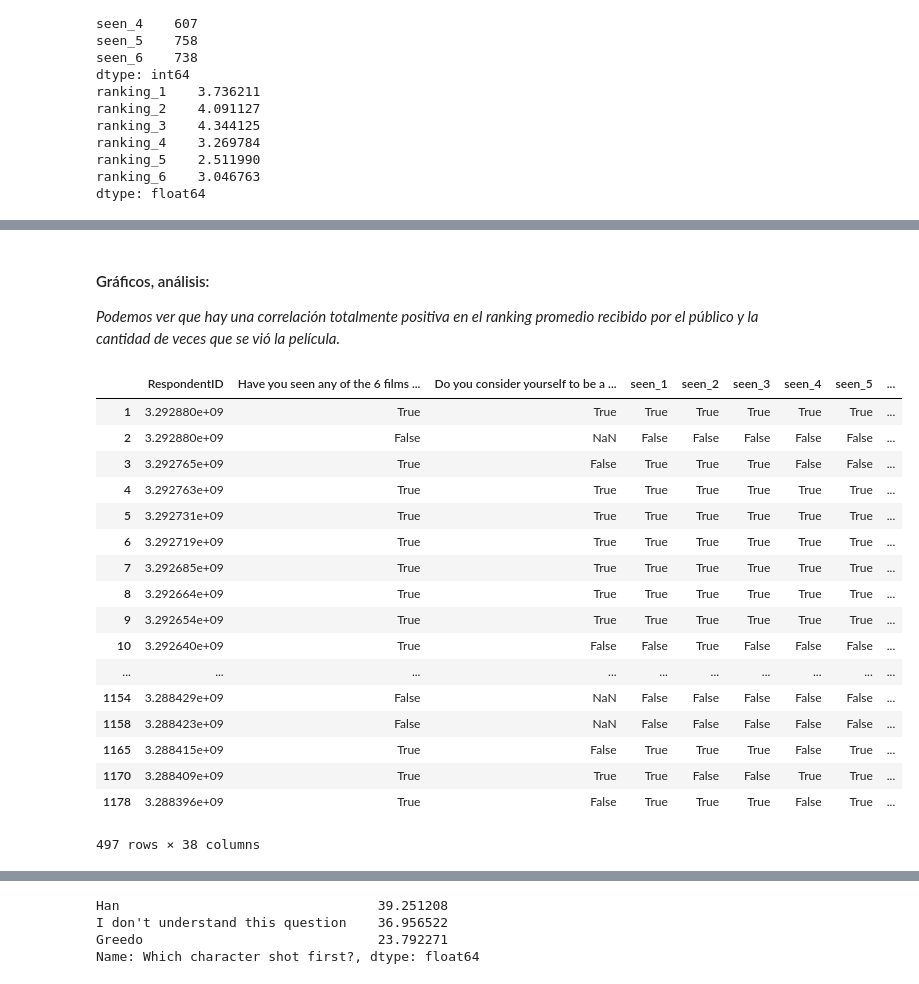
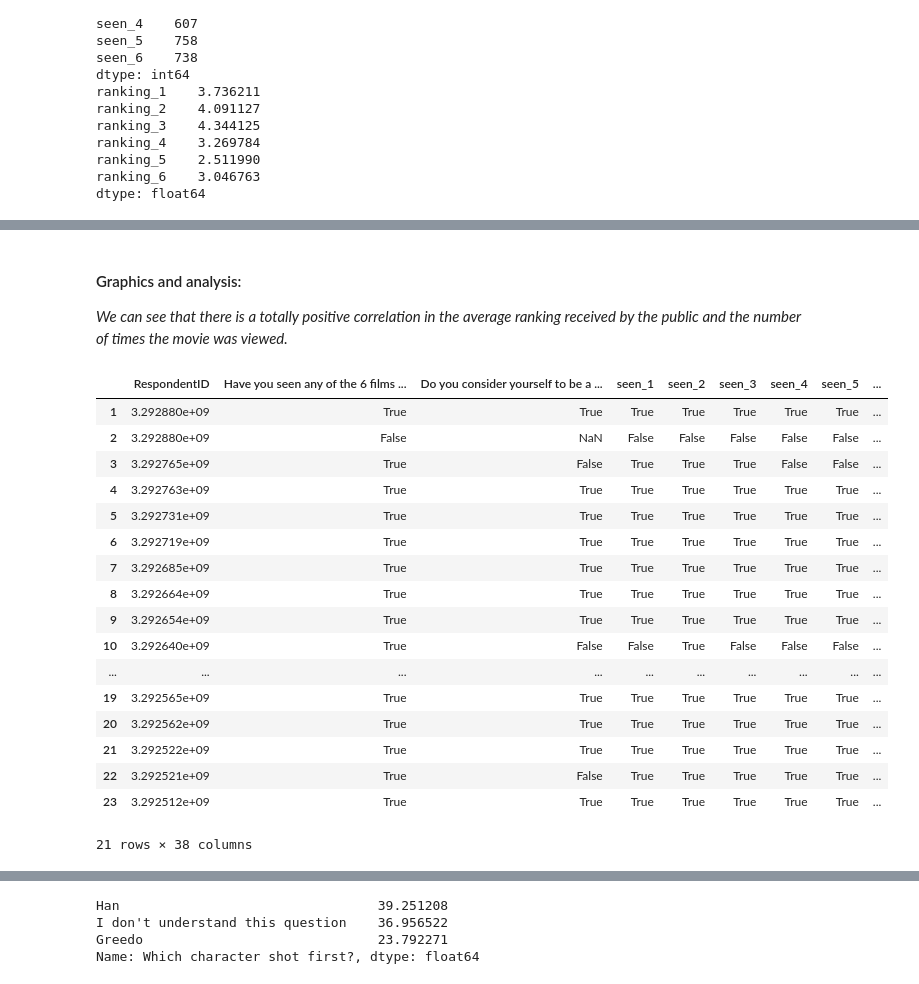
Before and after one commit to matiasconde/Star-Wars-Survey, a Jupyter notebook: Notebook.ipynb, the cells around one changed output, grey strips where cells are left out. Drawn from its saved outputs; the diff is of its cells as text; code cells hidden in the pictures.

```diff
--- a/Notebook.ipynb
+++ b/Notebook.ipynb
@@ -274,31 +271,31 @@ plt.show()
-# %% [markdown]
-#### Gráficos, análisis:
-
-<i> Podemos ver que hay una correlación totalmente positiva en
-el ranking promedio recibido por el público y la cantidad de veces que se vió la película.
+# %% [markdown]
+#### Graphics and analysis:
+
+<i> We can see that there is a totally positive correlation in
+the average ranking received by the public and the number of times the movie was viewed.
 # %%
 males = star_wars[star_wars["Gender"]=="Male"]
 females = star_wars[star_wars["Gender"]=="Female"]
-males
+males.head(21)
 # %% [output]
 |  | RespondentID | Have you seen any of the 6 films ... | Do you consider yourself to be a ... | seen_1 | seen_2 | seen_3 | seen_4 | seen_5 | ... |
 | 1 | 3.292880e+09 | True | True | True | True | True | True | True | ... |
 | 2 | 3.292880e+09 | False | NaN | False | False | False | False | False | ... |
 | 3 | 3.292765e+09 | True | False | True | True | True | False | False | ... |
 | 4 | 3.292763e+09 | True | True | True | True | True | True | True | ... |
 | 5 | 3.292731e+09 | True | True | True | True | True | True | True | ... |
 | 6 | 3.292719e+09 | True | True | True | True | True | True | True | ... |
 | 7 | 3.292685e+09 | True | True | True | True | True | True | True | ... |
 | 8 | 3.292664e+09 | True | True | True | True | True | True | True | ... |
 | 9 | 3.292654e+09 | True | True | True | True | True | True | True | ... |
 | 10 | 3.292640e+09 | True | False | False | True | False | False | False | ... |
 | ... | ... | ... | ... | ... | ... | ... | ... | ... | ... |
-| 1154 | 3.288429e+09 | False | NaN | False | False | False | False | False | ... |
-| 1158 | 3.288423e+09 | False | NaN | False | False | False | False | False | ... |
-| 1165 | 3.288415e+09 | True | False | True | True | True | False | True | ... |
-| 1170 | 3.288409e+09 | True | True | True | False | False | True | True | ... |
-| 1178 | 3.288396e+09 | True | False | True | True | True | False | True | ... |
+| 19 | 3.292565e+09 | True | True | True | True | True | True | True | ... |
+| 20 | 3.292562e+09 | True | True | True | True | True | True | True | ... |
+| 21 | 3.292522e+09 | True | True | True | True | True | True | True | ... |
+| 22 | 3.292521e+09 | True | False | True | True | True | True | True | ... |
+| 23 | 3.292512e+09 | True | True | True | True | True | True | True | ... |
-497 rows × 38 columns
+21 rows × 38 columns
 # %%
 cols2 = ["ranking_1","ranking_2","ranking_3","ranking_4","ranking_5","ranking_6"]
 fig, ax3 = plt.subplots()
```
Also changed, not shown: parts of 31 cells of this notebook.
